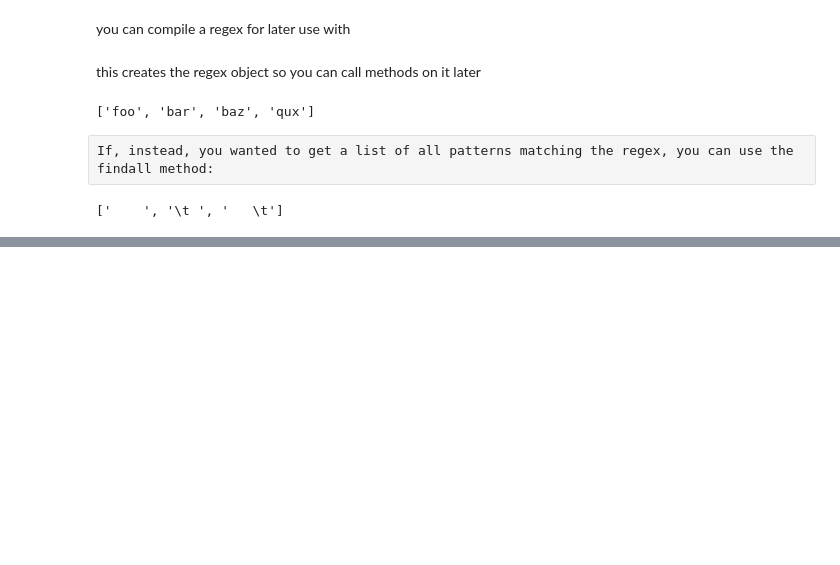
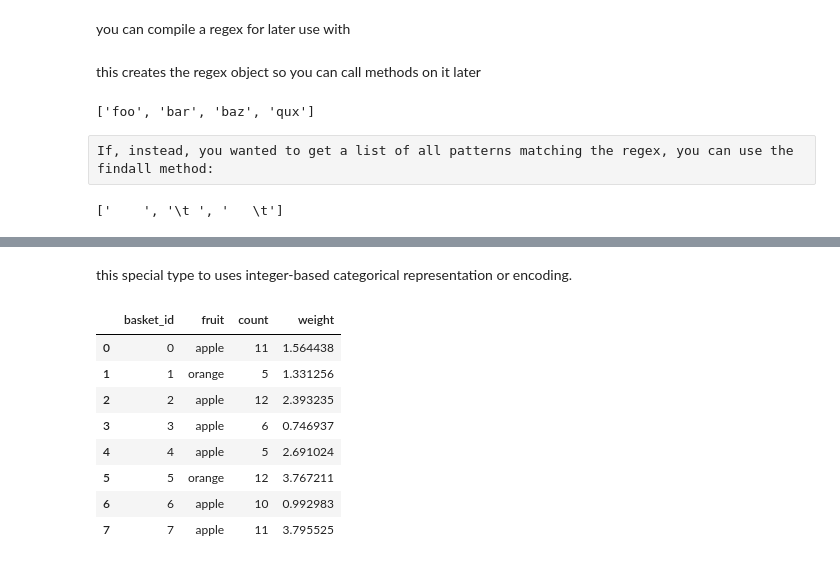
Before and after one commit to christophermccall/WesCh678, a Jupyter notebook: Chapter7WorkAlong.ipynb, the cells around one changed output, grey strips where cells are left out. Drawn from its saved outputs; the diff is of its cells as text; code cells hidden in the pictures; blank space fills up the shorter version.

```diff
--- a/Chapter7WorkAlong.ipynb
+++ b/Chapter7WorkAlong.ipynb
@@ -1178,0 +1602,26 @@ regex.findall(text)
+# %% [markdown]
+this special type to uses integer-based categorical representation or encoding.
+# %%
+fruits = ['apple','orange','apple','apple'] * 2
+# %%
+N = len(fruits)
+# %%
+rng = np.random.default_rng(seed=12345)
+# %%
+df = pd.DataFrame({'fruit': fruits,
+                   'basket_id': np.arange(N),
+                   'count': rng.integers(3, 15, size=N),
+                   'weight': rng.uniform(0, 4, size=N)},
+                  columns=['basket_id', 'fruit', 'count', 'weight'])
+# %%
+df
+# %% [output]
+|  | basket_id | fruit | count | weight |
+| 0 | 0 | apple | 11 | 1.564438 |
+| 1 | 1 | orange | 5 | 1.331256 |
+| 2 | 2 | apple | 12 | 2.393235 |
+| 3 | 3 | apple | 6 | 0.746937 |
+| 4 | 4 | apple | 5 | 2.691024 |
+| 5 | 5 | orange | 12 | 3.767211 |
+| 6 | 6 | apple | 10 | 0.992983 |
+| 7 | 7 | apple | 11 | 3.795525 |
```
Also changed, not shown: parts of 148 cells of this notebook.
